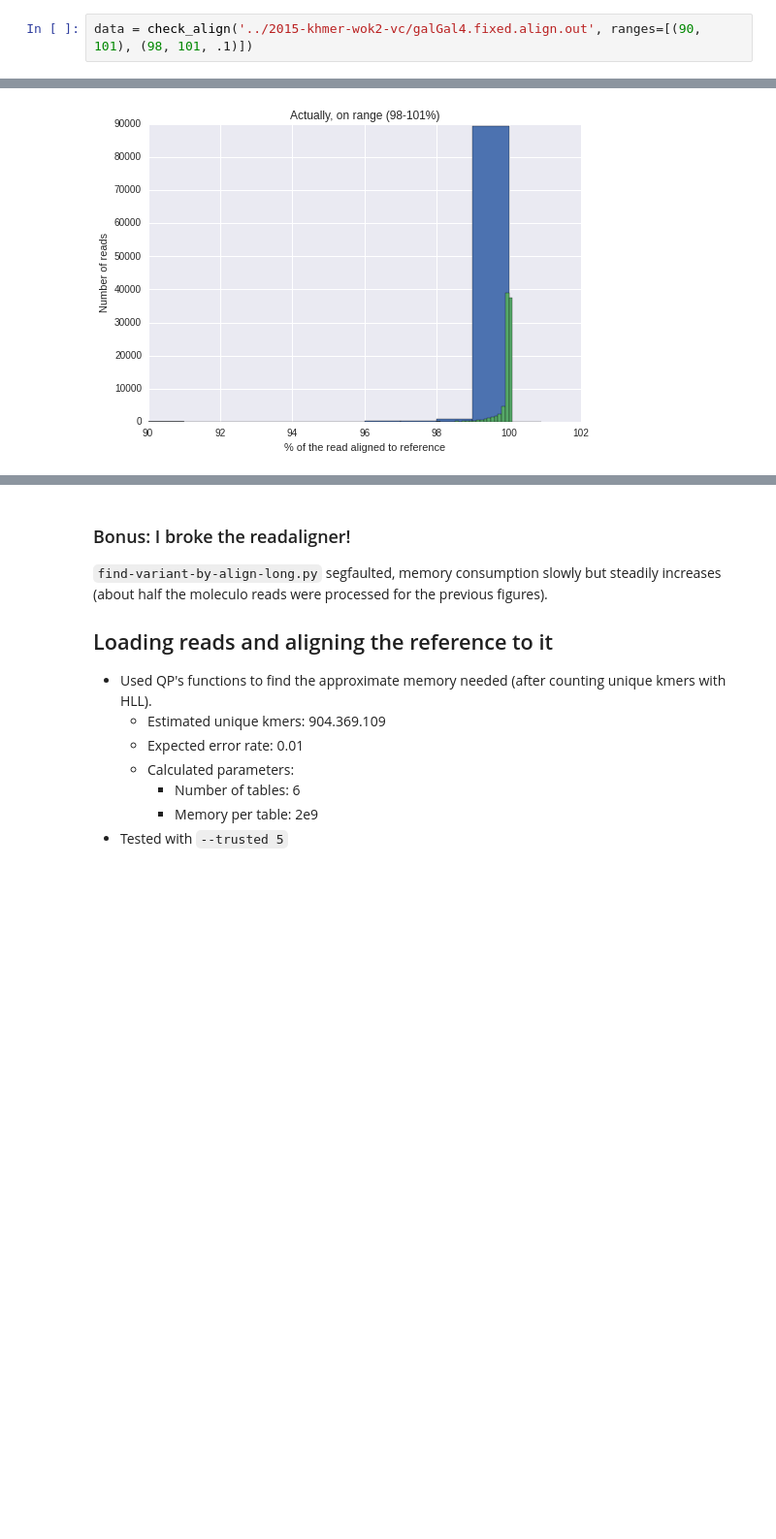
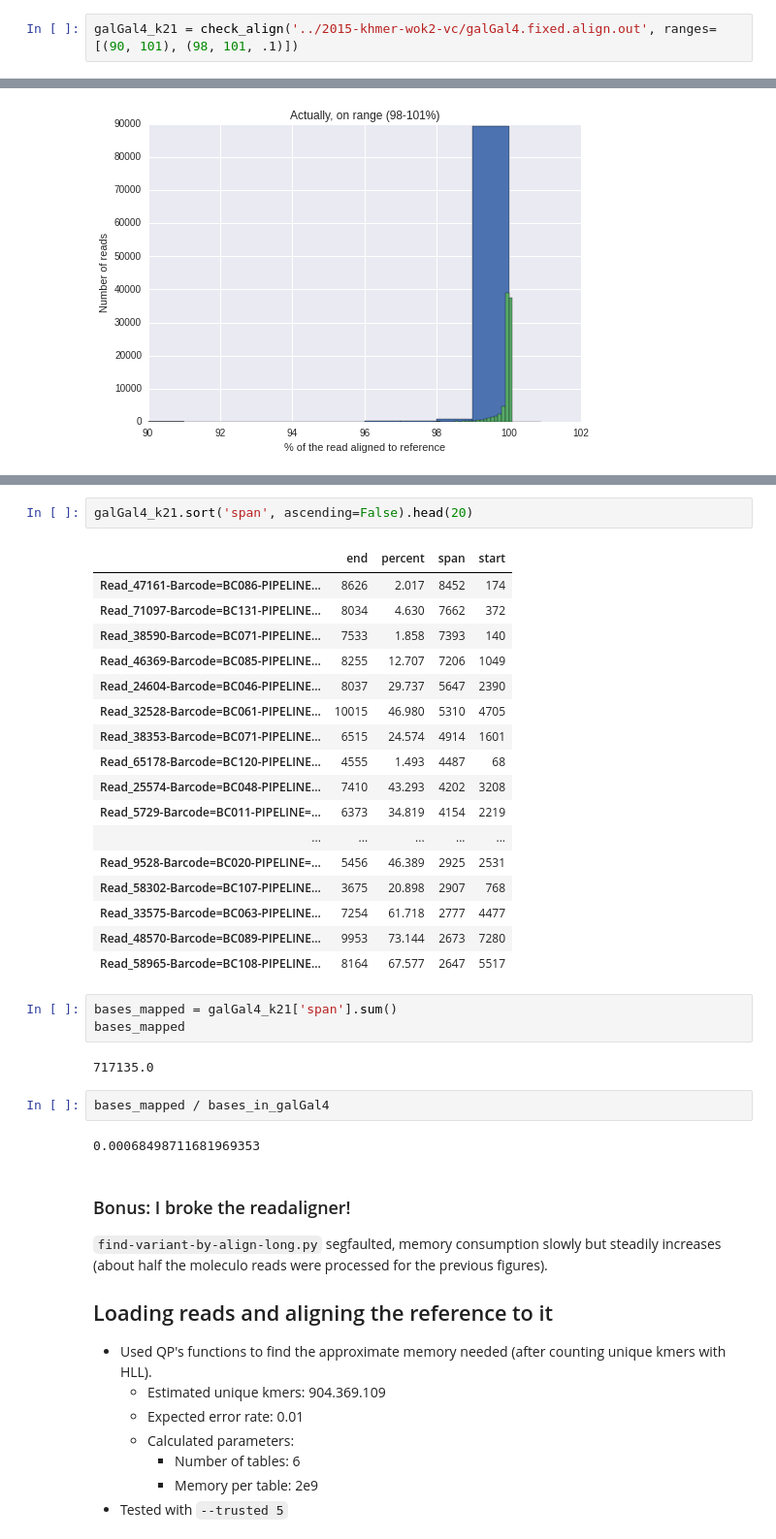
Before and after one commit to luizirber/2015-graphalign-longreads, a Jupyter notebook: notebooks/Exploration.ipynb, the cells around one changed output, grey strips where cells are left out. Shown at 97% size. Drawn from its saved outputs; the diff is of its cells as text; blank space fills up the shorter version.

```diff
--- a/notebooks/Exploration.ipynb
+++ b/notebooks/Exploration.ipynb
@@ -67,7 +69,7 @@ def check_align(align_out, ranges=[(0, 10), (0, 1, .1)]):
 
     return data
 # %%
-data = check_align('../2015-khmer-wok2-vc/galGal4.fixed.align.out', ranges=[(90, 101), (98, 101, .1)])
+galGal4_k21 = check_align('../2015-khmer-wok2-vc/galGal4.fixed.align.out', ranges=[(90, 101), (98, 101, .1)])
 # %% [output]
 [figure]
 [figure]
@@ -74,3 +84,32 @@ data = check_align('../2015-khmer-wok2-vc/galGal4.fixed.align.out', ranges=[(90,
+# %%
+galGal4_k21.sort('span', ascending=False).head(20)
+# %% [output]
+|  | end | percent | span | start |
+| Read_47161-Barcode=BC086-PIPELINE... | 8626 | 2.017 | 8452 | 174 |
+| Read_71097-Barcode=BC131-PIPELINE... | 8034 | 4.630 | 7662 | 372 |
+| Read_38590-Barcode=BC071-PIPELINE... | 7533 | 1.858 | 7393 | 140 |
+| Read_46369-Barcode=BC085-PIPELINE... | 8255 | 12.707 | 7206 | 1049 |
+| Read_24604-Barcode=BC046-PIPELINE... | 8037 | 29.737 | 5647 | 2390 |
+| Read_32528-Barcode=BC061-PIPELINE... | 10015 | 46.980 | 5310 | 4705 |
+| Read_38353-Barcode=BC071-PIPELINE... | 6515 | 24.574 | 4914 | 1601 |
+| Read_65178-Barcode=BC120-PIPELINE... | 4555 | 1.493 | 4487 | 68 |
+| Read_25574-Barcode=BC048-PIPELINE... | 7410 | 43.293 | 4202 | 3208 |
+| Read_5729-Barcode=BC011-PIPELINE=... | 6373 | 34.819 | 4154 | 2219 |
+| ... | ... | ... | ... | ... |
+| Read_9528-Barcode=BC020-PIPELINE=... | 5456 | 46.389 | 2925 | 2531 |
+| Read_58302-Barcode=BC107-PIPELINE... | 3675 | 20.898 | 2907 | 768 |
+| Read_33575-Barcode=BC063-PIPELINE... | 7254 | 61.718 | 2777 | 4477 |
+| Read_48570-Barcode=BC089-PIPELINE... | 9953 | 73.144 | 2673 | 7280 |
+| Read_58965-Barcode=BC108-PIPELINE... | 8164 | 67.577 | 2647 | 5517 |
+# %%
+bases_mapped = galGal4_k21['span'].sum()
+bases_mapped
+# %% [output]
+717135.0
+# %%
+bases_mapped / bases_in_galGal4
+# %% [output]
+0.00068498711681969353
 # %% [markdown]
 ### Bonus: I broke the readaligner!
 
```
Also changed, not shown: parts of 21 cells of this notebook.
